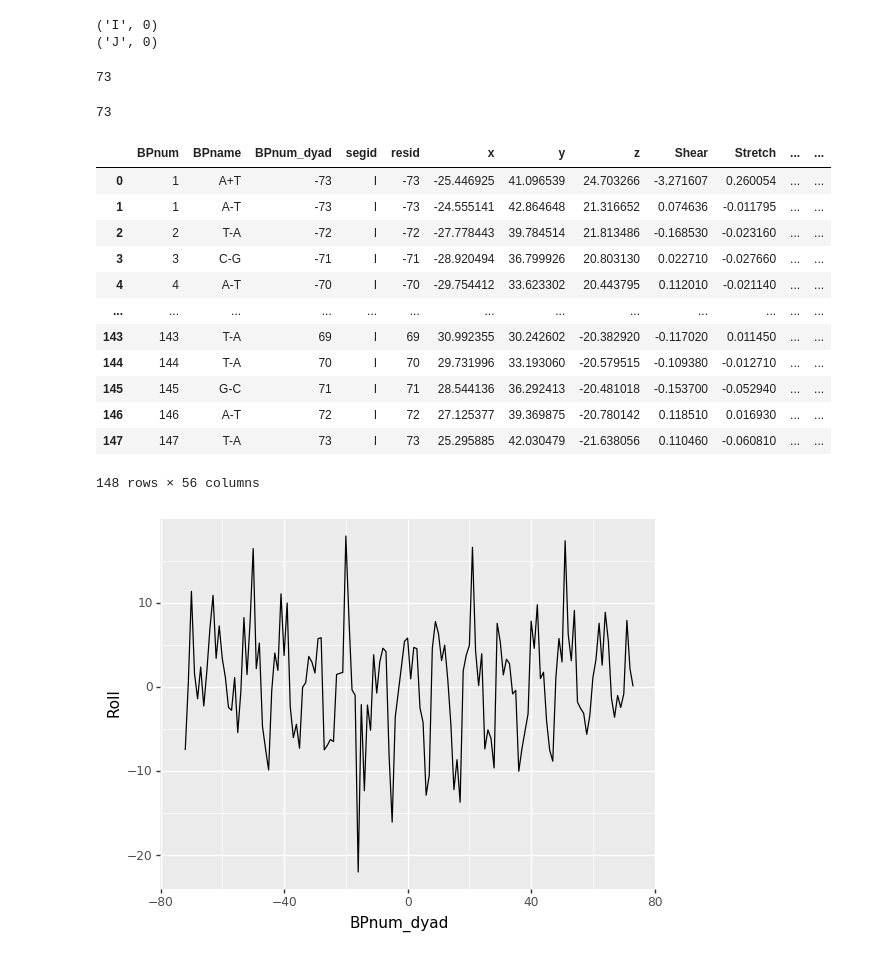
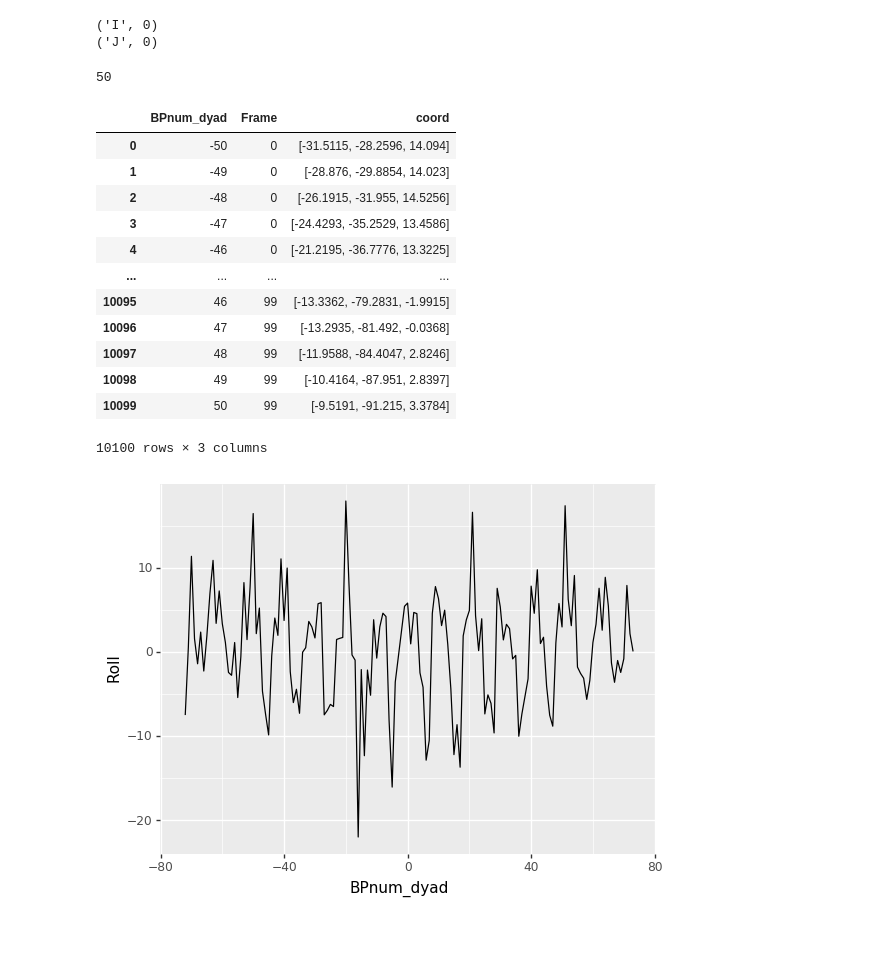
Before and after one commit to intbio/pynucl, a Jupyter notebook: examples/example_DNA_analysis.ipynb, the cells around one changed output. Cells and saved outputs as stored; diff of their text form; code cells hidden in the pictures.

```diff
--- a/examples/example_DNA_analysis.ipynb
+++ b/examples/example_DNA_analysis.ipynb
@@ -31,33 +42,29 @@ print(p.dyad_bot)
 ('I', 0)
 ('J', 0)
 # %%
-p.DNA_left_length
+p.DNA_right_l
 # %% [output]
-73
+50
-# %%
-p.DNA_right_length
-# %% [output]
-73
 # %%
-d=pynucl.a_DNA(p,time=(0,100,1),num_threads=20)
+d=pynucl.a_DNA(p,time=(0,100,1),num_threads=4)
 #check uf parallel is correct
 #d_parallel.df.equals(d.df)
-# %%
-d.df
-# %% [output]
-|  | BPnum | BPname | BPnum_dyad | segid | resid | x | y | z | Shear | Stretch | ... | ... |
-| 0 | 1 | A+T | -73 | I | -73 | -25.446925 | 41.096539 | 24.703266 | -3.271607 | 0.260054 | ... | ... |
-| 1 | 1 | A-T | -73 | I | -73 | -24.555141 | 42.864648 | 21.316652 | 0.074636 | -0.011795 | ... | ... |
-| 2 | 2 | T-A | -72 | I | -72 | -27.778443 | 39.784514 | 21.813486 | -0.168530 | -0.023160 | ... | ... |
-| 3 | 3 | C-G | -71 | I | -71 | -28.920494 | 36.799926 | 20.803130 | 0.022710 | -0.027660 | ... | ... |
-| 4 | 4 | A-T | -70 | I | -70 | -29.754412 | 33.623302 | 20.443795 | 0.112010 | -0.021140 | ... | ... |
-| ... | ... | ... | ... | ... | ... | ... | ... | ... | ... | ... | ... | ... |
-| 143 | 143 | T-A | 69 | I | 69 | 30.992355 | 30.242602 | -20.382920 | -0.117020 | 0.011450 | ... | ... |
-| 144 | 144 | T-A | 70 | I | 70 | 29.731996 | 33.193060 | -20.579515 | -0.109380 | -0.012710 | ... | ... |
-| 145 | 145 | G-C | 71 | I | 71 | 28.544136 | 36.292413 | -20.481018 | -0.153700 | -0.052940 | ... | ... |
-| 146 | 146 | A-T | 72 | I | 72 | 27.125377 | 39.369875 | -20.780142 | 0.118510 | 0.016930 | ... | ... |
-| 147 | 147 | T-A | 73 | I | 73 | 25.295885 | 42.030479 | -21.638056 | 0.110460 | -0.060810 | ... | ... |
-148 rows × 56 columns
+# %%
+d.df_series[['BPnum_dyad','Frame','coord']]
+# %% [output]
+|  | BPnum_dyad | Frame | coord |
+| 0 | -50 | 0 | [-31.5115, -28.2596, 14.094] |
+| 1 | -49 | 0 | [-28.876, -29.8854, 14.023] |
+| 2 | -48 | 0 | [-26.1915, -31.955, 14.5256] |
+| 3 | -47 | 0 | [-24.4293, -35.2529, 13.4586] |
+| 4 | -46 | 0 | [-21.2195, -36.7776, 13.3225] |
+| ... | ... | ... | ... |
+| 10095 | 46 | 99 | [-13.3362, -79.2831, -1.9915] |
+| 10096 | 47 | 99 | [-13.2935, -81.492, -0.0368] |
+| 10097 | 48 | 99 | [-11.9588, -84.4047, 2.8246] |
+| 10098 | 49 | 99 | [-10.4164, -87.951, 2.8397] |
+| 10099 | 50 | 99 | [-9.5191, -91.215, 3.3784] |
+10100 rows × 3 columns
 # %%
 (ggplot(d.df,aes(x='BPnum_dyad',y='Roll'))+geom_line())
 # %% [output]
```
Also changed, not shown: parts of 8 cells of this notebook, 29 other files.
